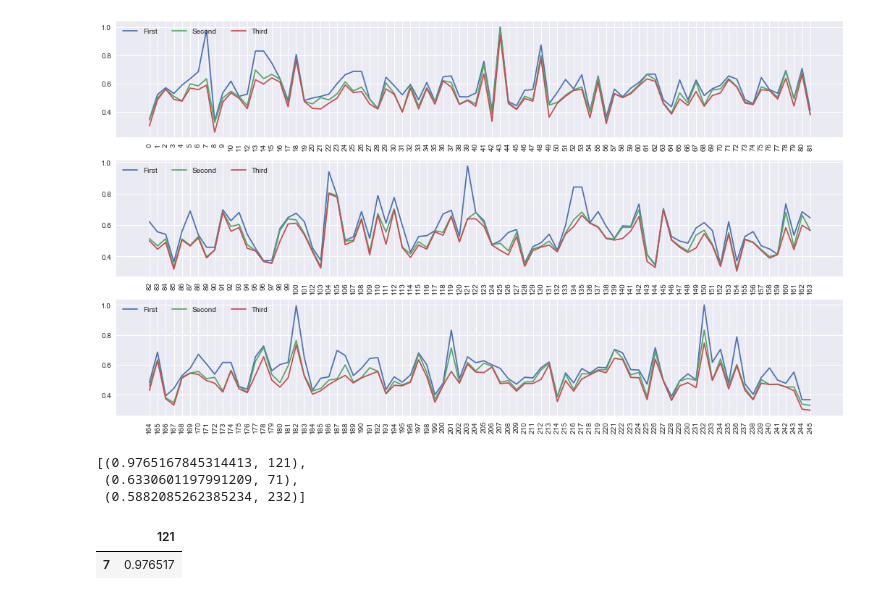
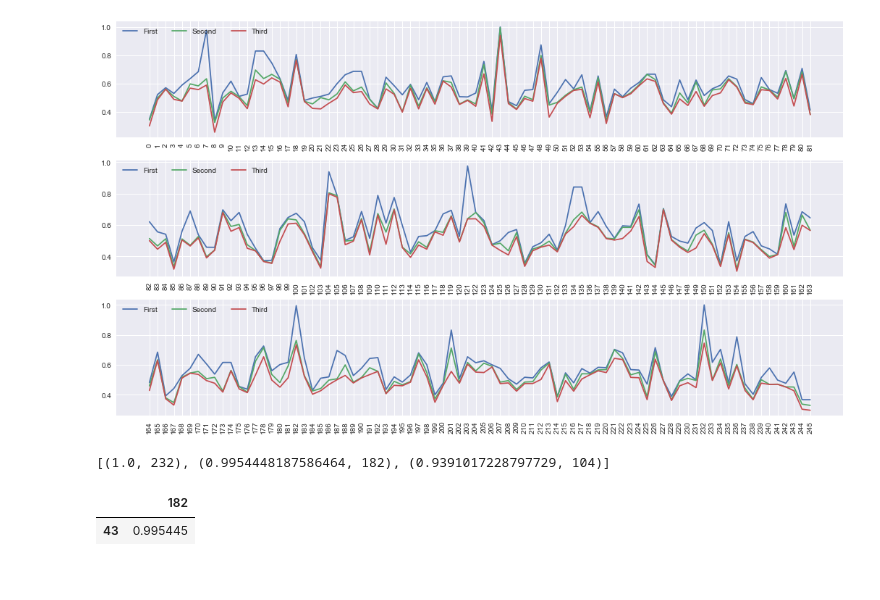
Before and after one commit to taylorperkins/Spoon-River-Anthology, a Jupyter notebook: notebooks/Create Similarity Matrix.ipynb, the cells around one changed output. Saved outputs shown, nothing was run; the diff lists cells and outputs as text; code cells hidden in the pictures.

```diff
--- a/notebooks/Create Similarity Matrix.ipynb
+++ b/notebooks/Create Similarity Matrix.ipynb
@@ -229,13 +250,11 @@ plt.show();
 # %% [output]
 [figure]
 # %%
-n_largest['7']
+n_largest['43']
 # %% [output]
-[(0.9765167845314413, 121),
- (0.6330601197991209, 71),
- (0.5882085262385234, 232)]
+[(1.0, 232), (0.9954448187586464, 182), (0.9391017228797729, 104)]
 # %%
-similarities_matrix.iloc[[7], [121]]
+similarities_matrix.iloc[[43], [182]]
 # %% [output]
-|  | 121 |
-| 7 | 0.976517 |
+|  | 182 |
+| 43 | 0.995445 |
```
Also changed, not shown: parts of 1 cell of this notebook, 18 other files.
